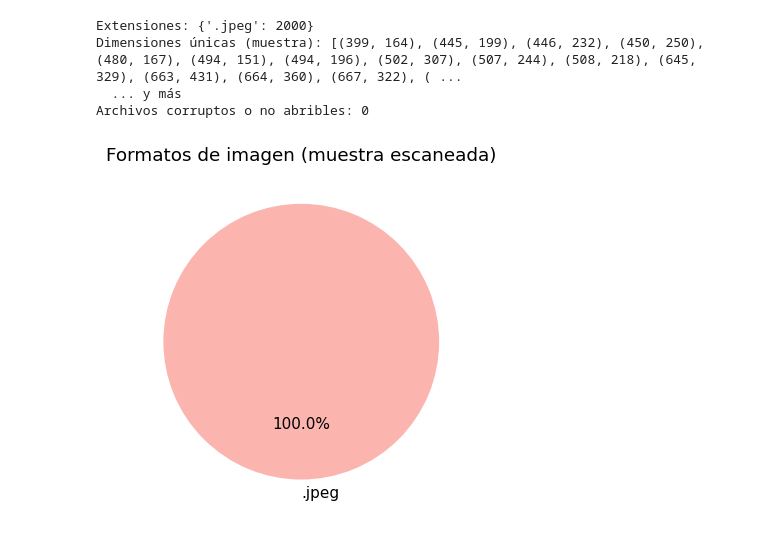
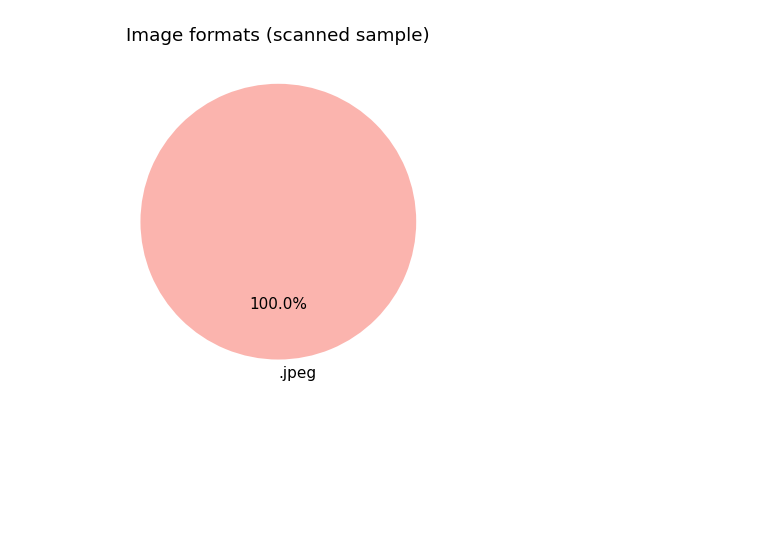
Before and after one commit to emiliodelgadouy/tesis, a Jupyter notebook: 01_data_audit.ipynb, the cells around one changed output. Saved outputs shown, nothing was run; the diff lists cells and outputs as text; code cells hidden in the pictures; blank space fills up the shorter version.

```diff
--- a/01_data_audit.ipynb
+++ b/01_data_audit.ipynb
@@ -65,0 +80,15 @@ Total global: 5856
+# %%
+# Storage stats: total size and avg file size
+total_bytes = 0
+n_files = 0
+for split in splits:
+    for cls, files in file_lists.get(split, {}).items():
+        for p in files:
+            try:
+                total_bytes += p.stat().st_size
+                n_files += 1
+            except OSError:
+                pass
+total_mb = total_bytes / (1024 * 1024)
+avg_kb = (total_bytes / n_files / 1024) if n_files else 0
+print(f"Total size: {total_mb:.2f} MB  |  Avg file size: {avg_kb:.1f} KB  |  Files: {n_files}")
@@ -78,8 +148,8 @@ for cls in classes:
     bottom += vals
 axes[0].set_xticks(x)
 axes[0].set_xticklabels(splits_ok)
-axes[0].set_ylabel("Nº imágenes")
-axes[0].set_title("Imágenes por split (apilado por clase)")
+axes[0].set_ylabel("No. images")
+axes[0].set_title("Images per split (stacked by class)")
 axes[0].legend()
 axes[0].grid(axis="y", alpha=0.3)
 
@@ -90,16 +160,17 @@ for i, cls in enumerate(classes):
     axes[1].bar(x + (i - 0.5) * w, vals, w, label=cls, color=colors.get(cls, "gray"))
 axes[1].set_xticks(x)
 axes[1].set_xticklabels(splits_ok)
-axes[1].set_ylabel("Nº imágenes")
-axes[1].set_title("Imágenes por split (agrupado por clase)")
+axes[1].set_ylabel("No. images")
+axes[1].set_title("Images per split (grouped by class)")
 axes[1].legend()
 axes[1].grid(axis="y", alpha=0.3)
 
 train_tot = sum(counts["train"].values()) if "train" in counts else 0
 if train_tot > 0:
     sizes = [counts["train"].get(c, 0) for c in classes]
-    axes[2].pie(sizes, labels=classes, autopct="%1.1f%%", colors=[colors.get(c, "gray") for c in classes], startangle=90)
-    axes[2].set_title("Balance de clases (train)")
+    axes[2].pie(sizes, labels=classes, autopct="%1.1f%%", colors=[colors.get(c, "gray") for c in classes],
+                startangle=90)
+    axes[2].set_title("Class balance (train)")
 plt.tight_layout()
 plt.show()
 # %% [output]
@@ -127,8 +198,7 @@ plt.show()
 # %%
 extensions = defaultdict(int)
-dimensions = []  # (width, height) por archivo
-corrupt = []
-max_samples = 2000  # límite para no tardar mucho; None = todos
+dimensions = []  # (width, height) per file
+max_samples = 2000  # limit to avoid long runs; None = all
 
 n = 0
 for split in splits:
@@ -137,41 +207,20 @@ for split in splits:
             if max_samples and n >= max_samples:
                 break
             extensions[path.suffix.lower()] += 1
-            try:
-                with Image.open(path) as img:
-                    w, h = img.size
-                    dimensions.append((w, h))
-            except Exception as e:
-                corrupt.append((str(path), str(e)))
+            with Image.open(path) as img:
+                w, h = img.size
+                dimensions.append((w, h))
             n += 1
     if max_samples and n >= max_samples:
         break
-
-print("Extensiones:", dict(extensions))
-if dimensions:
-    unique_dims = set(dimensions)
-    print("Dimensiones únicas (muestra):", sorted(unique_dims)[:20])
-    if len(unique_dims) > 20:
-        print("  ... y más")
-print("Archivos corruptos o no abribles:", len(corrupt))
-if corrupt:
-    for path, err in corrupt[:5]:
-        print(f"  - {path}: {err}")
-# %% [output]
-Extensiones: {'.jpeg': 2000}
-Dimensiones únicas (muestra): [(399, 164), (445, 199), (446, 232), (450, 250), (480, 167), (494, 151), (494, 196), (502, 307), (507, 244), (508, 218), (645, 329), (663, 431), (664, 360), (667, 322), ( ...
-  ... y más
-Archivos corruptos o no abribles: 0
 # %%
-# Gráfico de formatos (extensiones) en la muestra
-if extensions:
-    fig, ax = plt.subplots(figsize=(5, 4))
-    exts = list(extensions.keys())
-    vals = [extensions[e] for e in exts]
-    ax.pie(vals, labels=exts, autopct="%1.1f%%", startangle=90, colors=plt.cm.Pastel1(np.linspace(0, 1, len(exts))))
-    ax.set_title("Formatos de imagen (muestra escaneada)")
-    plt.tight_layout()
-    plt.show()
+fig, ax = plt.subplots(figsize=(5, 4))
+exts = list(extensions.keys())
+vals = [extensions[e] for e in exts]
+ax.pie(vals, labels=exts, autopct="%1.1f%%", startangle=90, colors=plt.cm.Pastel1(np.linspace(0, 1, len(exts))))
+ax.set_title("Image formats (scanned sample)")
+plt.tight_layout()
+plt.show()
 # %% [output]
-[figure, old version]
+[figure, new version]
 # %%
```
Also changed, not shown: parts of 22 cells of this notebook, 6 other files.
